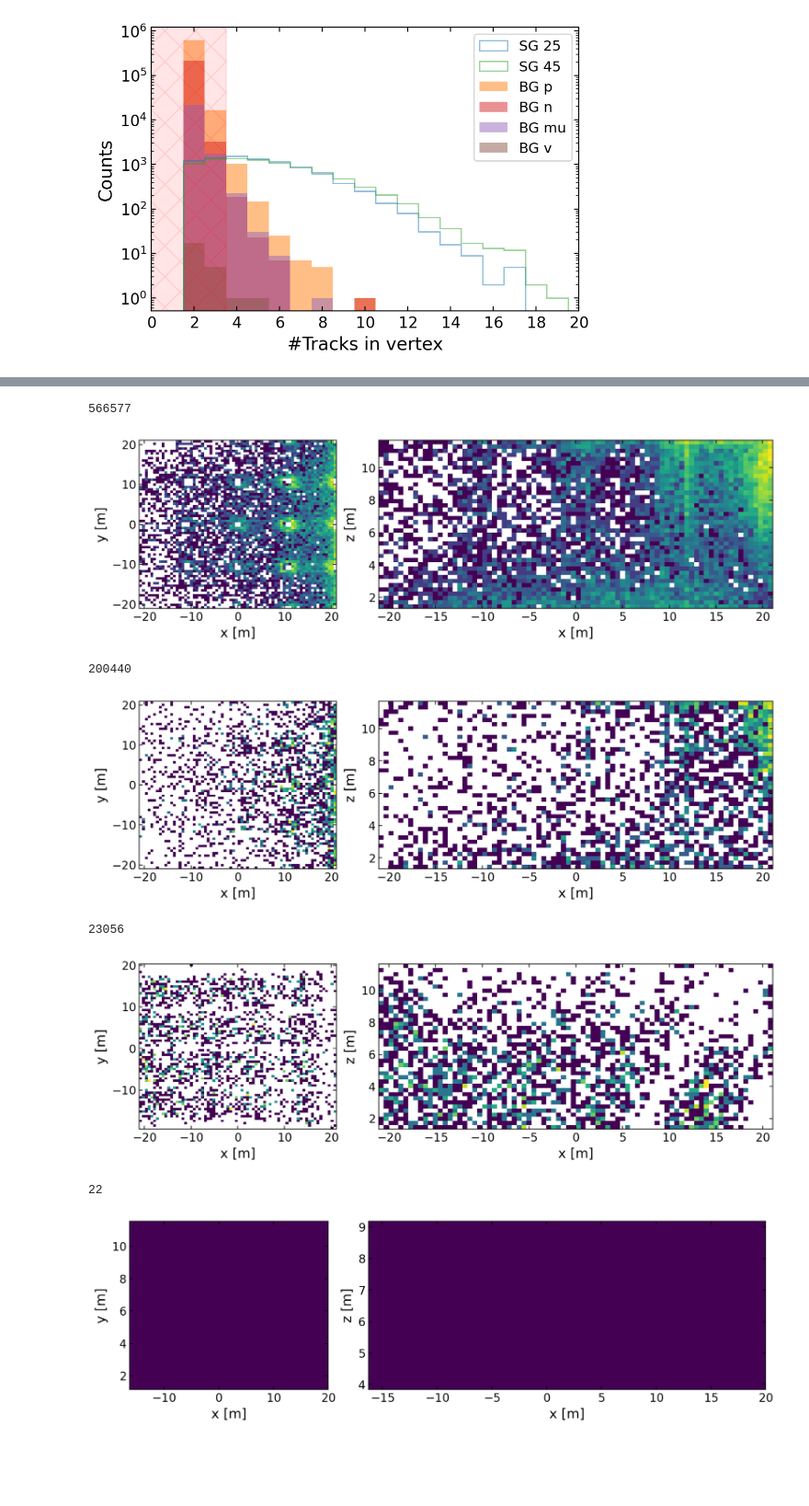
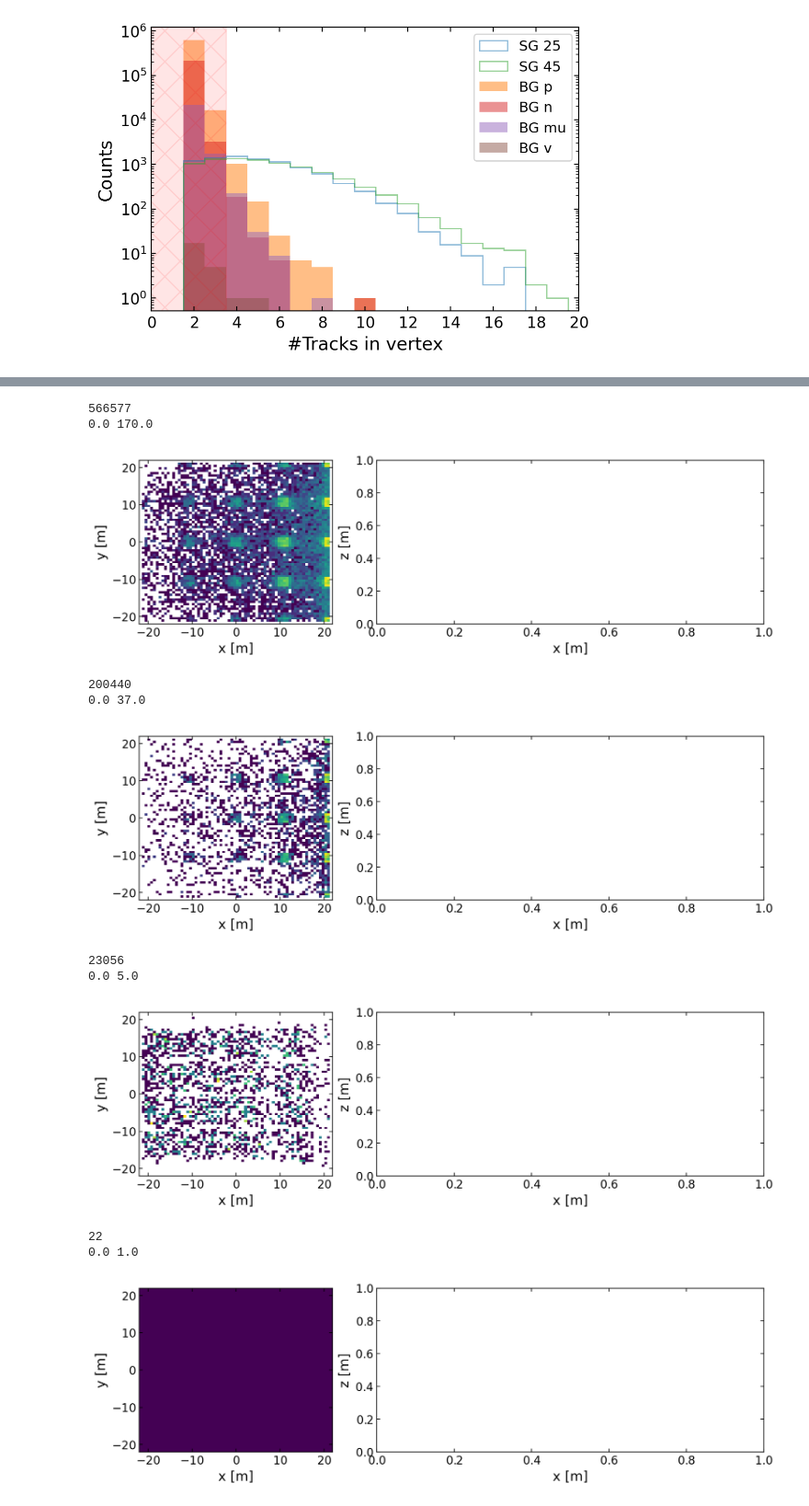
Before and after one commit to EdmondRen/mathusla-newsim, a Jupyter notebook: studies/mathusla40/llp_hxx/10.summary.ipynb, the cells around one changed output, grey strips where cells are left out. Shown at 92% size. Drawn from its saved outputs; the diff is of its cells as text; code cells hidden in the pictures; blank space fills up the shorter version.

```diff
--- a/studies/mathusla40/llp_hxx/10.summary.ipynb
+++ b/studies/mathusla40/llp_hxx/10.summary.ipynb
@@ -355,7 +355,7 @@ for name, cfg in plot_settings.items():
     res = data[name]
 
     # mask = res.get_cut(f"More than {NTRACK} tracks") & res.get_cut("Fiducial volume") # & res.get_cut("N track downward")#| res.get_cut("True")
-    mask = res.get_cut(f"More than 2 tracks") & res.get_cut("Fiducial volume") # & res.get_cut("N track downward")#| res.get_cut("True")
+    mask = res.get_cut(f"More than 2 tracks") #& res.get_cut("Fiducial volume") # & res.get_cut("N track downward")#| res.get_cut("True")
     mask_fid = res.get_cut("Fiducial volume")#| res.get_cut("True")
     print(sum(mask_fid))
 
@@ -368,16 +368,20 @@ for name, cfg in plot_settings.items():
 
     x = (res["vertex_xyzt"][:,0])[mask]/1000
     y = (res["vertex_xyzt"][:,1])[mask]/1000
-    x_reject = (res["vertex_xyzt"][:,0])[mask&~mask_fid]/1000
-    y_reject = (res["vertex_xyzt"][:,1])[mask&~mask_fid] /1000
-    ax1.hist2d(x, y, bins=(70,70), norm=mpl.colors.LogNorm())
-    ax1.scatter(x_reject, y_reject, alpha=0.83, s=1, color="r")
+    x_reject = (res["vertex_xyzt"][:,0])[mask&mask_fid]/1000
+    y_reject = (res["vertex_xyzt"][:,1])[mask&mask_fid] /1000
+    h,xe,ye = hp.histogram2d(x, y, bins=(70,70), range=((-22,22),(-22,22)))
+    print(np.min(h), np.max(h))
+    ax1.hist2d(x, y, bins=(70,70), range=((-22,22),(-22,22)), norm=mpl.colors.LogNorm(vmin = 1, vmax = np.max(h)))
+    # ax1.hist2d(x_reject, y_reject, bins=(70,70), range=((-22,22),(-22,22)), norm=mpl.colors.LogNorm(vmin = 1, vmax = np.max(h)))
+    # ax1.scatter(x_reject, y_reject, alpha=0.83, s=1, color="r")
+    # plt.colorbar()
     ax1.set_xlabel("x [m]")
     ax1.set_ylabel("y [m]")
 
     x = (res["vertex_xyzt"][:,0])[mask]/1000
     y = (res["vertex_xyzt"][:,2])[mask]/1000
-    ax2.hist2d(x, y, bins=(80,40), norm=mpl.colors.LogNorm())
+    # ax2.hist2d(x, y, bins=(80,40), norm=mpl.colors.LogNorm())
     ax2.set_xlabel("x [m]")
     ax2.set_ylabel("z [m]")
 
@@ -390,11 +396,15 @@ for name, cfg in plot_settings.items():
 566577
+0.0 170.0
-[figure, old version]
+[figure, new version]
 200440
+0.0 37.0
-[figure, old version]
+[figure, new version]
 23056
+0.0 5.0
-[figure, old version]
+[figure, new version]
 22
+0.0 1.0
-[figure, old version]
+[figure, new version]
 # %%
 for name, cfg in plot_settings.items():
     res = data[name]
```
Also changed, not shown: parts of 3 cells of this notebook, 26 other files.
